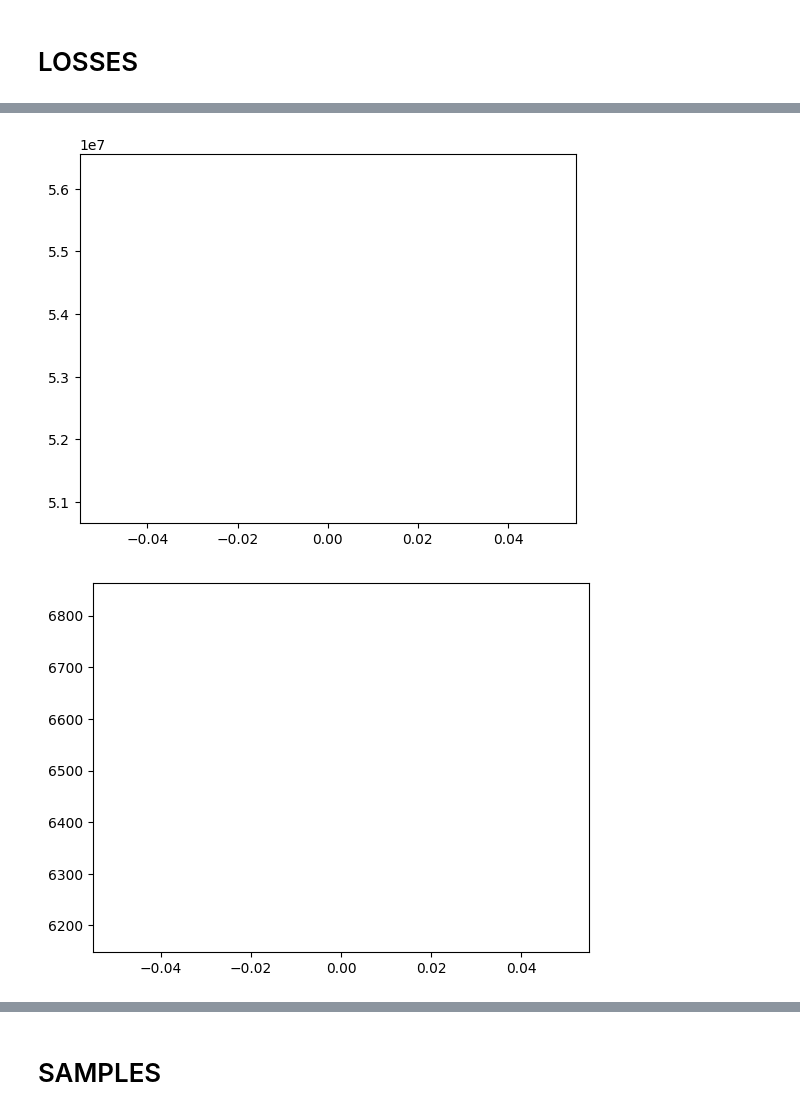
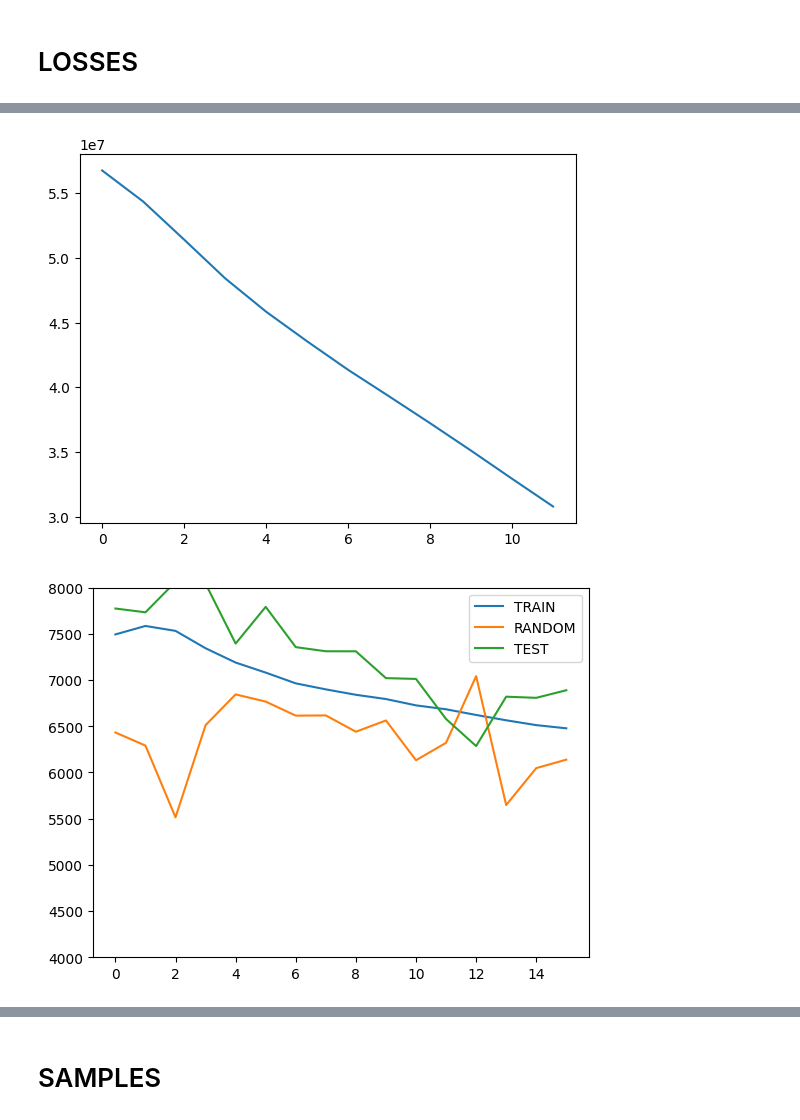
Before and after one commit to dbugajny/VRP-RL, a Jupyter notebook: test_db_with_critic.ipynb, the cells around one changed output, grey strips where cells are left out. Drawn from its saved outputs; the diff is of its cells as text; code cells hidden in the pictures.

```diff
--- a/test_db_with_critic.ipynb
+++ b/test_db_with_critic.ipynb
@@ -10,14 +10,14 @@ from tqdm import tqdm
 from utils import make_simulation_plot, make_simulation_plot_2, run_environment_simulation, calculate_full_distance
 import or_tools
 # %%
-n_samples_train = 100
+n_samples_train = 3000
 n_samples_test = 10
 n_locations = 5
 n_steps = n_locations * 2 + 1
 max_demand = 10
-max_capacity = 12
+max_capacity = 50
 n_epochs = 200
-approximation_level = 10
+approximation_level = 100
 
 dense_actor = DenseActor(n_locations)
 random_actor = RandomActor(n_locations)
@@ -76,7 +76,7 @@ for _ in tqdm(range(n_epochs)):
         losses_test_random.append(loss_test_random)
 
         advantage_train = full_distance_train - critic_estimation_train
-        loss_train_advantage = loss_train * advantage_train
+        loss_train_advantage = loss_train * advantage_train * 0.001
         loss_train_critic = advantage_train ** 2
         critic_losses_train.append(loss_train_critic)
 
@@ -117,9 +110,14 @@ plt.show()
 plt.plot(fun(critic_losses_train, 5))
 plt.show()
 # %% [output]
-[figure, old version]
+[figure, new version]
 # %%
-plt.plot(fun(losses_test_random, 5))
+smoothing = 1
+plt.plot(fun(losses_train, smoothing), label="TRAIN")
+plt.plot(fun(losses_test_random, smoothing), label="RANDOM")
+plt.plot(fun(losses_test, smoothing), label="TEST")
+plt.legend()
+plt.ylim([4000, 8000])
 plt.show()
 # %% [output]
-[figure, old version]
+[figure, new version]
```
Also changed, not shown: parts of 9 cells of this notebook.
